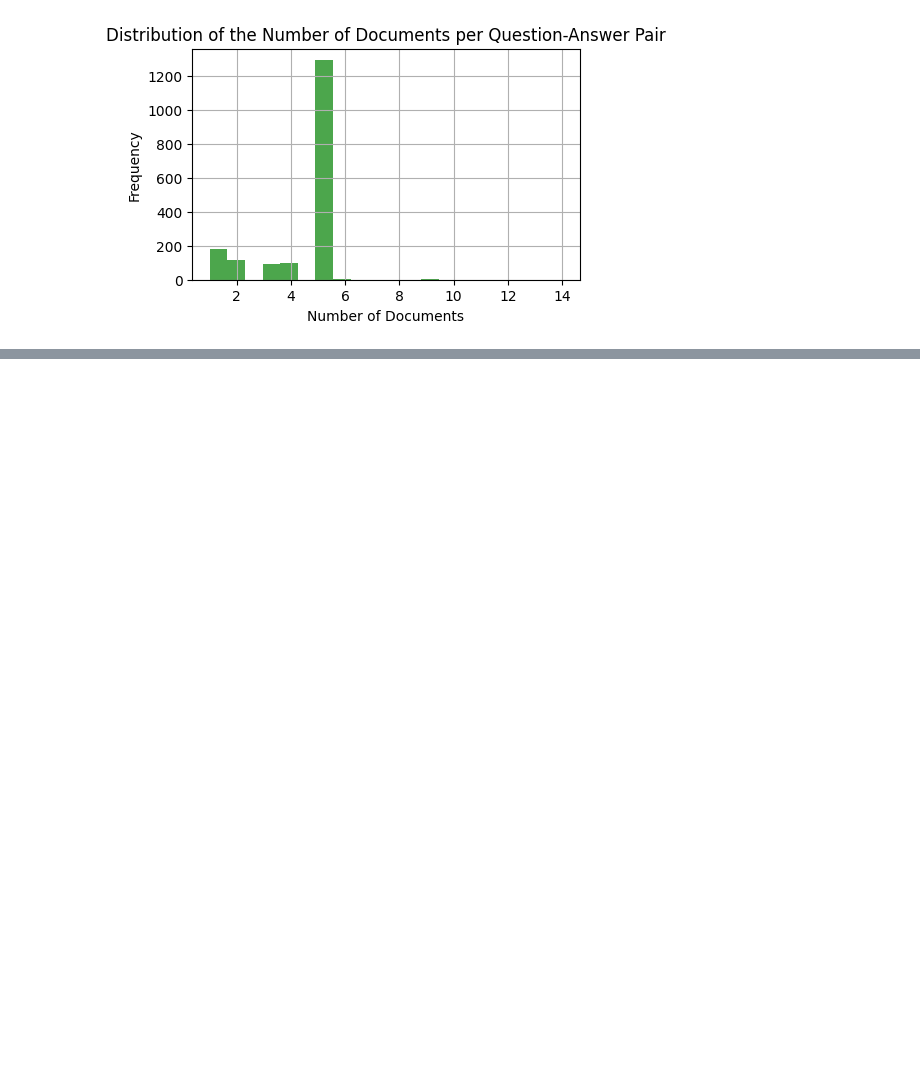
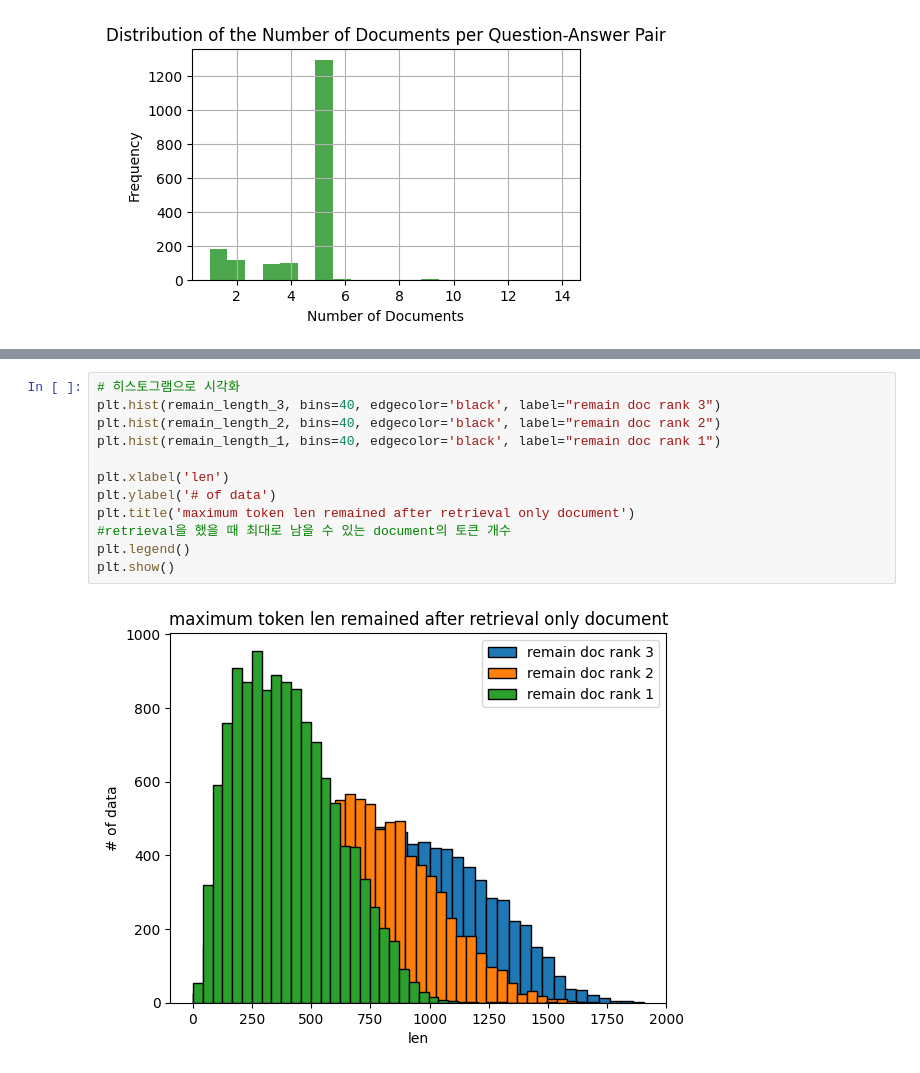
Before and after one commit to naye971012/WSDM_2024cup, a Jupyter notebook: EDA.ipynb, the cells around one changed output, grey strips where cells are left out. Drawn from its saved outputs; the diff is of its cells as text; blank space fills up the shorter version.

```diff
--- a/EDA.ipynb
+++ b/EDA.ipynb
@@ -102,0 +290,14 @@ num_of_document per QA:
+# %%
+# 히스토그램으로 시각화
+plt.hist(remain_length_3, bins=40, edgecolor='black', label="remain doc rank 3")
+plt.hist(remain_length_2, bins=40, edgecolor='black', label="remain doc rank 2")
+plt.hist(remain_length_1, bins=40, edgecolor='black', label="remain doc rank 1")
+
+plt.xlabel('len')
+plt.ylabel('# of data')
+plt.title('maximum token len remained after retrieval only document')
+#retrieval을 했을 때 최대로 남을 수 있는 document의 토큰 개수
+plt.legend()
+plt.show()
+# %% [output]
+[figure, added]
```
Also changed, not shown: parts of 6 cells of this notebook, 12 other files.
